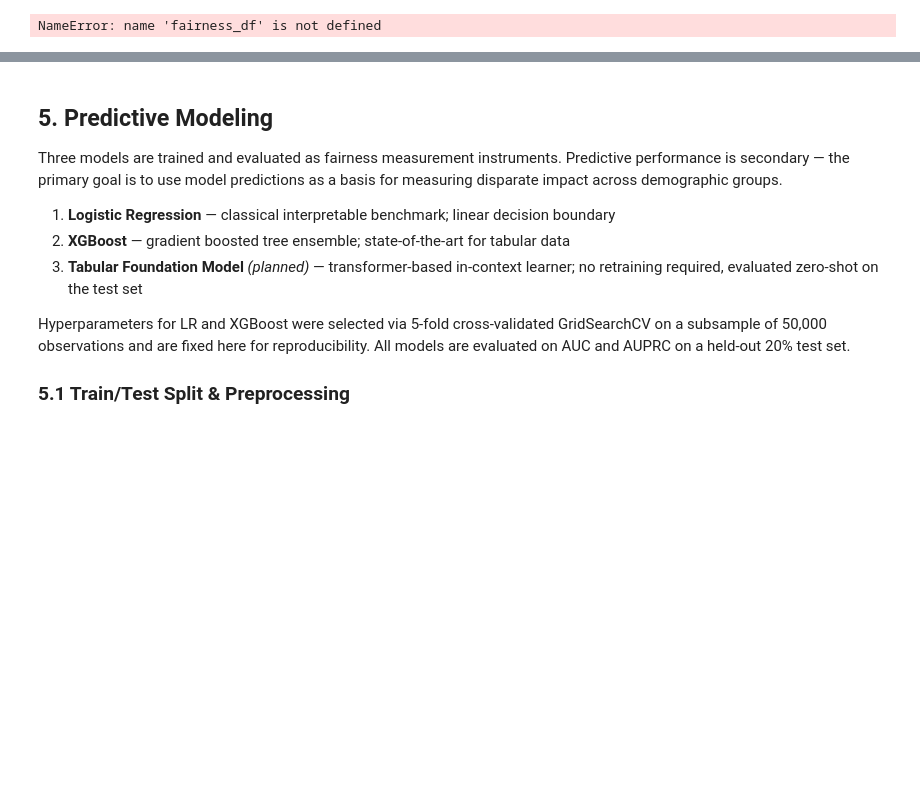
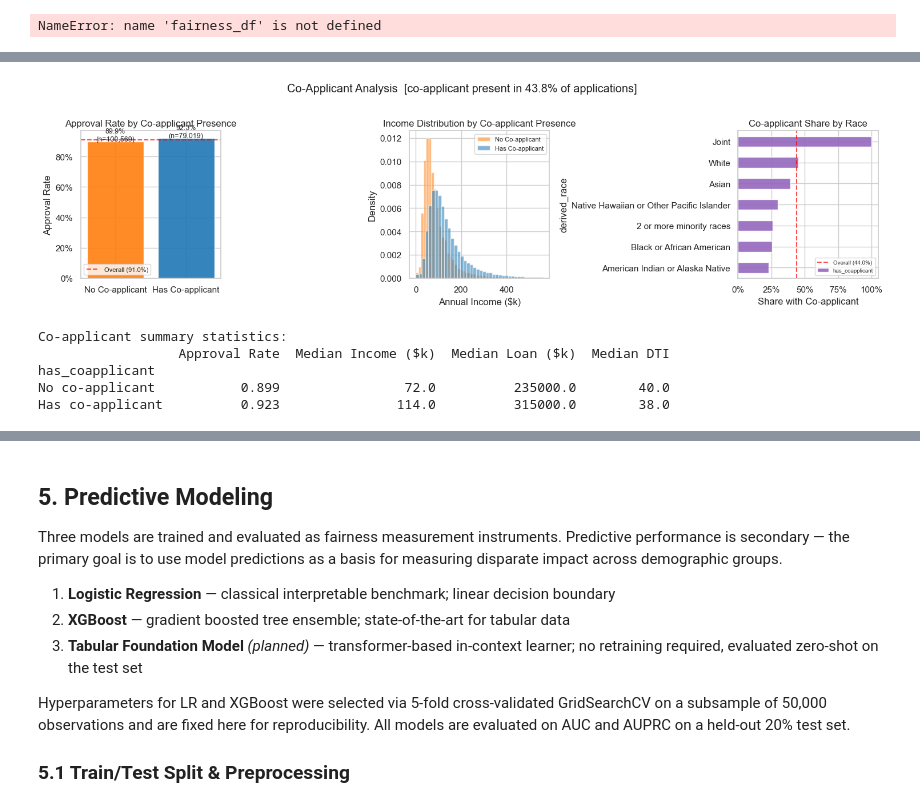
Before and after one commit to lenatran03/APA_HMDA, a Jupyter notebook: hmda_eda_modeling_update.ipynb, the cells around one changed output, grey strips where cells are left out. Drawn from its saved outputs; the diff is of its cells as text; code cells hidden in the pictures; blank space fills up the shorter version.

```diff
--- a/hmda_eda_modeling_update.ipynb
+++ b/hmda_eda_modeling_update.ipynb
@@ -433,0 +708,61 @@ NameError: name 'fairness_df' is not defined
+# %%
+# Co-applicant presence vs. approval, income, and race
+fig, axes = plt.subplots(1, 3, figsize=(15, 4))
+
+# Approval rate with/without co-applicant
+coapp_rates = df.groupby('has_coapplicant')['target'].mean()
+coapp_counts = df.groupby('has_coapplicant')['target'].count()
+labels = ['No Co-applicant', 'Has Co-applicant']
+bar_colors = ['#ff7f0e', '#1f77b4']
+axes[0].bar(labels, coapp_rates.values, color=bar_colors, edgecolor='white', alpha=0.9)
+axes[0].axhline(df['target'].mean(), color='red', linestyle='--', alpha=0.7, label=f'Overall ({df["target"].mean():.1%})')
+axes[0].yaxis.set_major_formatter(mticker.PercentFormatter(xmax=1))
+axes[0].set_title('Approval Rate by Co-applicant Presence')
+axes[0].set_ylabel('Approval Rate')
+axes[0].legend(fontsize=8)
+for i, (v, n) in enumerate(zip(coapp_rates.values, coapp_counts.values)):
+    axes[0].text(i, v + 0.003, f'{v:.1%}\n(n={n:,})', ha='center', fontsize=9)
+
+# Income distribution: with/without co-applicant
+for label, val, color in [('No Co-applicant', 0, '#ff7f0e'), ('Has Co-applicant', 1, '#1f77b4')]:
+    tmp = df[df['has_coapplicant'] == val]['income'].dropna()
+    tmp = tmp[tmp <= tmp.quantile(0.99)]
+    axes[1].hist(tmp, bins=40, alpha=0.55, color=color, label=label, density=True)
+axes[1].set_title('Income Distribution by Co-applicant Presence')
+axes[1].set_xlabel('Annual Income ($k)')
+axes[1].set_ylabel('Density')
+axes[1].legend(fontsize=8)
+
+# Race breakdown: share with co-applicant
+race_coapp = (
+    df.dropna(subset=['derived_race'])
+    .groupby('derived_race')['has_coapplicant']
+    .mean()
+    .sort_values(ascending=True)
+)
+race_coapp.plot(kind='barh', ax=axes[2], color='#9467bd', edgecolor='white', alpha=0.9)
+axes[2].axvline(df['has_coapplicant'].mean(), color='red', linestyle='--', alpha=0.7,
+                label=f'Overall ({df["has_coapplicant"].mean():.1%})')
+axes[2].xaxis.set_major_formatter(mticker.PercentFormatter(xmax=1))
+axes[2].set_title('Co-applicant Share by Race')
+axes[2].set_xlabel('Share with Co-applicant')
+axes[2].legend(fontsize=7)
+
+plt.suptitle('Co-Applicant Analysis  [co-applicant present in 43.8% of applications]', y=1.02)
+plt.tight_layout()
+plt.show()
+
+print("Co-applicant summary statistics:")
+print(df.groupby('has_coapplicant')[['target', 'income', 'loan_amount', 'dti_numeric']]
+      .agg({'target': 'mean', 'income': 'median', 'loan_amount': 'median', 'dti_numeric': 'median'})
+      .rename(index={0: 'No co-applicant', 1: 'Has co-applicant'})
+      .rename(columns={'target': 'Approval Rate', 'income': 'Median Income ($k)',
+                       'loan_amount': 'Median Loan ($k)', 'dti_numeric': 'Median DTI'})
+      .round(3).to_string())
+# %% [output]
+[figure, added]
+Co-applicant summary statistics:
+                  Approval Rate  Median Income ($k)  Median Loan ($k)  Median DTI
+has_coapplicant
+No co-applicant           0.899                72.0          235000.0        40.0
+Has co-applicant          0.923               114.0          315000.0        38.0
```
Also changed, not shown: parts of 21 cells of this notebook.
